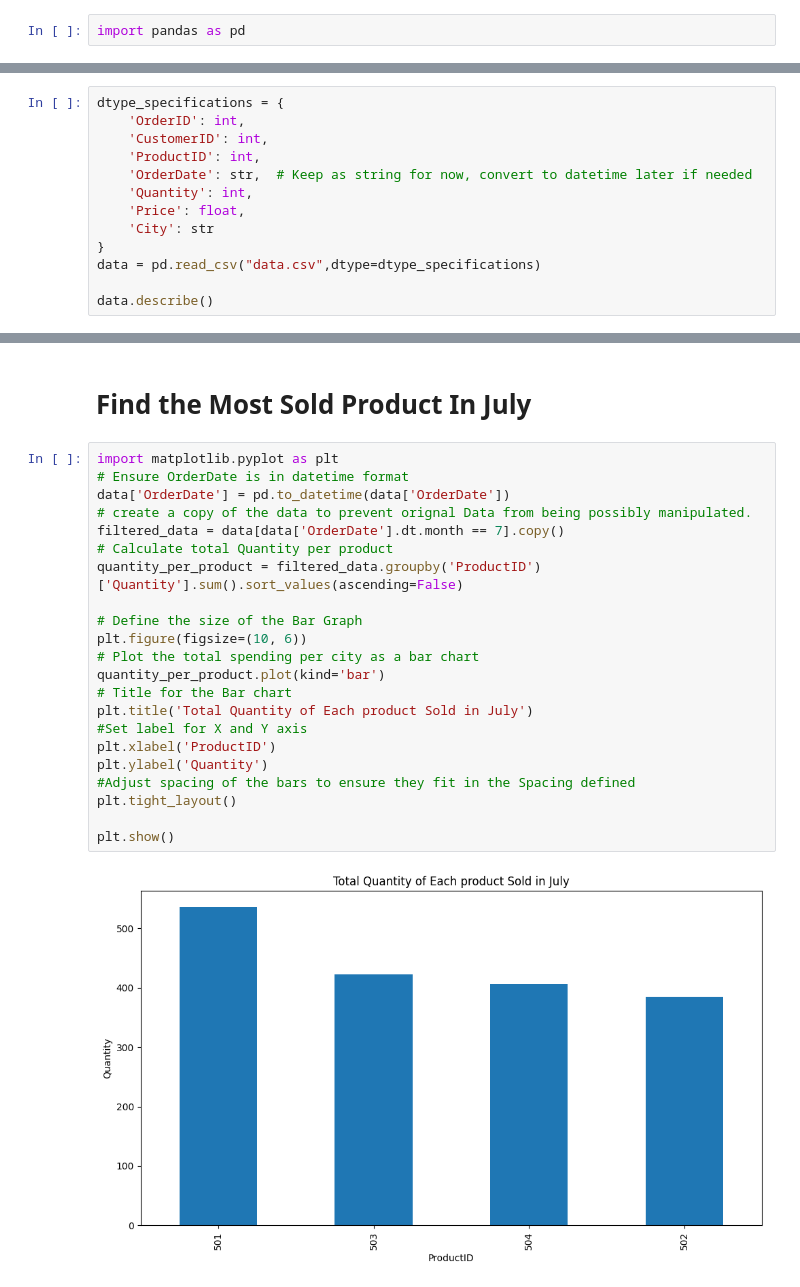
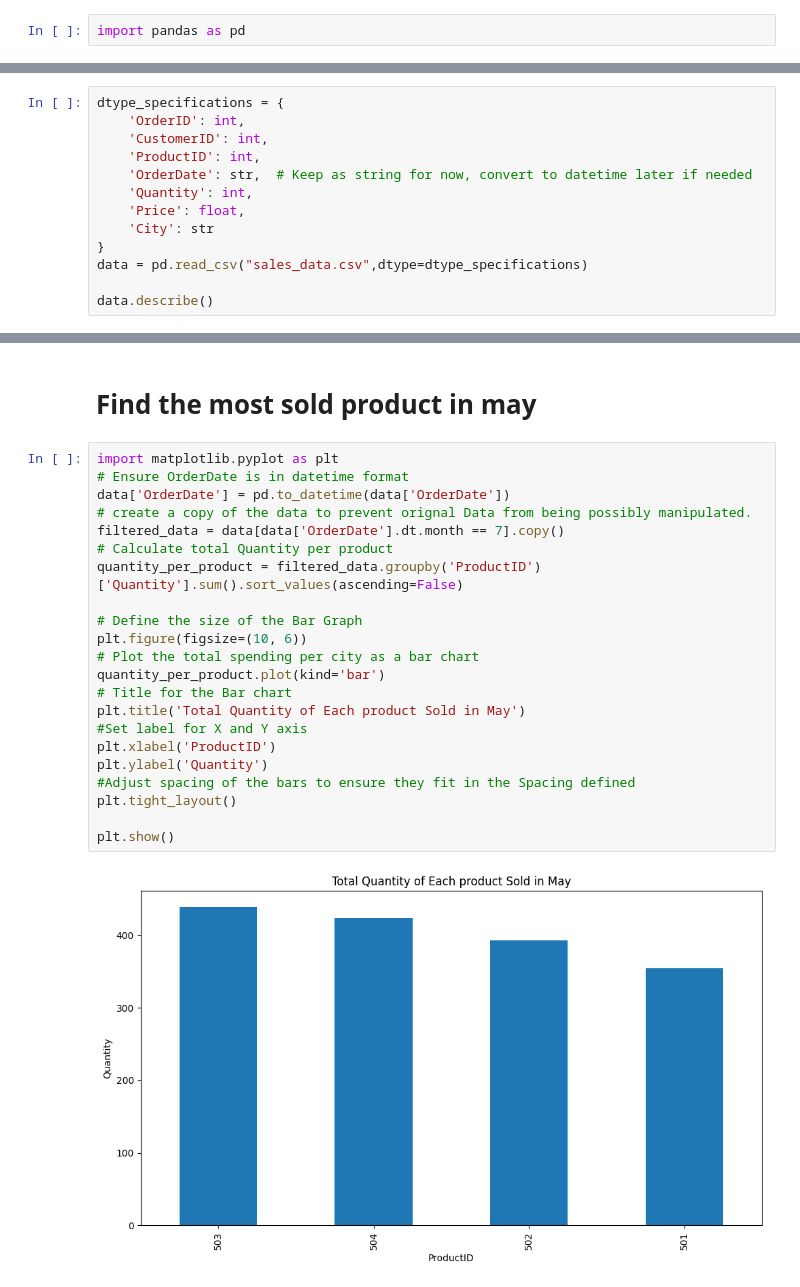
Before and after one commit to KyleJamesD/Basic_Data_Analysis, a Jupyter notebook: data_analysis_practice.ipynb, the cells around one changed output, grey strips where cells are left out. Cells and saved outputs as stored; diff of their text form.

Commit message:
new data set created

```diff
--- a/data_analysis_practice.ipynb
+++ b/data_analysis_practice.ipynb
@@ -12,7 +12,7 @@ dtype_specifications = {
     'Price': float,
     'City': str
 }
-data = pd.read_csv("data.csv",dtype=dtype_specifications)
+data = pd.read_csv("sales_data.csv",dtype=dtype_specifications)
 
 data.describe()
 # %% [output]
@@ -66,26 +66,26 @@ plt.show()
-# %% [markdown]
-# Find the Most Sold Product In July
+# %% [markdown]
+# Find the most sold product in may
 # %%
 import matplotlib.pyplot as plt
 # Ensure OrderDate is in datetime format
 data['OrderDate'] = pd.to_datetime(data['OrderDate'])
 # create a copy of the data to prevent orignal Data from being possibly manipulated.
 filtered_data = data[data['OrderDate'].dt.month == 7].copy()
 # Calculate total Quantity per product
 quantity_per_product = filtered_data.groupby('ProductID')['Quantity'].sum().sort_values(ascending=False)
 
 # Define the size of the Bar Graph
 plt.figure(figsize=(10, 6))
 # Plot the total spending per city as a bar chart
 quantity_per_product.plot(kind='bar')
 # Title for the Bar chart
-plt.title('Total Quantity of Each product Sold in July')
+plt.title('Total Quantity of Each product Sold in May')
 #Set label for X and Y axis
 plt.xlabel('ProductID')
 plt.ylabel('Quantity')
 #Adjust spacing of the bars to ensure they fit in the Spacing defined
 plt.tight_layout()
 
 plt.show()
 # %% [output]
-[figure, old version]
+[figure, new version]
```
Also changed, not shown: parts of 18 cells of this notebook, 4 other files.
